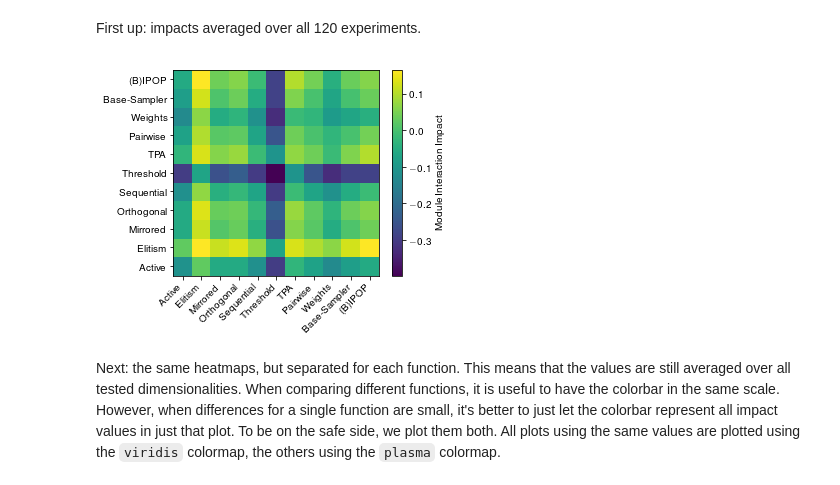
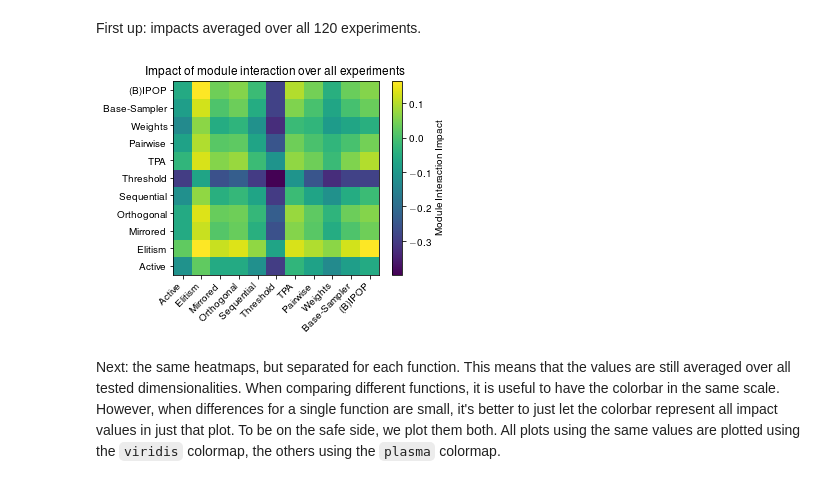
Before and after one commit to sjvrijn/cma-es-configuration-data-mining, a Jupyter notebook: module_analysis.ipynb, the cells around one changed output. Drawn from its saved outputs; the diff is of its cells as text; code cells hidden in the pictures.

```diff
--- a/module_analysis.ipynb
+++ b/module_analysis.ipynb
@@ -334,20 +341,21 @@ temp = cases[2][1][:,:11].copy()
 two_indices = temp == 2
 temp[two_indices] = 1
 
-fig = plt.figure(figsize=(12, 4))
-ax1 = fig.add_axes([0.025, 0.05, 0.45, 0.95])
+fig = plt.figure(figsize=(16, 6))
+ax1 = fig.add_axes([0.05, 0.1, 0.425, 0.8])
 ax1.set_title("Cumulative sum plot per index (unsorted)")
 ax1.set_ylabel("Cumulative sum")
 ax1.set_xlabel("Configuration")
 lines = ax1.plot(np.cumsum(temp, axis=0))
 ax1.legend(lines, ['Index {}'.format(i) for i in range(11)])
 
-ax2 = fig.add_axes([0.525, 0.05, 0.45, 0.95])
+ax2 = fig.add_axes([0.55, 0.1, 0.425, 0.8])
 ax2.set_xlabel("Configuration")
 ax2.set_title("Maximum/minimum possible values")
 lines = ax2.plot(min_columns[:,8:10], '-.')
 lines2 = ax2.plot(max_columns[:,8:10], '-.')
 lines.extend(lines2)
 ax2.legend(lines, ['Min score (2)', 'Min score (3)', 'Max score (2)', 'Max score (3)'])
+plt.savefig(plot_dir + "unsorted_and_minmax_cumsum.png")
 plt.show()
 # %% [output]
@@ -704,0 +714,29 @@ create_and_save_progression_clusters(exp_sim_clusters, exp_sim_corr, 'exp-sim')
+# %%
+fid = 1
+dim = 2
+module = 6
+
+plt.figure(figsize=(9, 6))
+plt.title("Algorithm quality vs. Rank for 2D F{}".format(fid))
+
+
+temp = cases[dim][fid][ cases[dim][fid][:,11].argsort() ]
+idx_on = temp[:,module] == 1
+idx_off = temp[:,module] == 0
+
+plt.plot(temp[idx_off][:,11], label='{} off'.format(modules[module]))
+plt.plot(temp[idx_on][:,11], label='{} on'.format(modules[module]))
+
+plt.plot([1]*temp.shape[0], 'k')
+plt.plot([np.mean(temp[idx_off][:,11])]*2304, color='#1f77b4', linestyle='-.', label='{} off (mean)'.format(modules[module]))
+plt.plot([np.mean(temp[idx_on][:,11])]*2304, color='#ff7f0e', linestyle='-.', label='{} on (mean)'.format(modules[module]))
+
+plt.legend(loc=0)
+plt.ylim([0,2])
+plt.xlim([0,2304])
+plt.xlabel('Rank')
+plt.ylabel('Quality')
+plt.tight_layout()
+
+# plt.savefig(plot_dir + "visual_impact_score.{}".format(plot_format))
+plt.show()
@@ -953,9 +1021,9 @@ def create_and_save_interaction_impact(impacts, vmin=None, vmax=None, save=True,
 # %% [markdown]
 First up: impacts averaged over all 120 experiments.
 # %%
-create_and_save_interaction_impact(np.mean(np.mean(interaction_impact, axis=0), axis=0), save=True, show=True)
+create_and_save_interaction_impact(np.mean(np.mean(interaction_impact, axis=0), axis=0), save=True, show=True, title="Impact of module interaction over all experiments")
 # %% [output]
-[figure, old version]
+[figure, new version]
 # %% [markdown]
 Next: the same heatmaps, but separated for each function. This means that the values are still averaged over all tested dimensionalities. When comparing different functions, it is useful to have the colorbar in the same scale. However, when differences for a single function are small, it's better to just let the colorbar represent all impact values in just that plot. To be on the safe side, we plot them both. All plots using the same values are plotted using the `viridis` colormap, the others using the `plasma` colormap.
 # %%
```
Also changed, not shown: parts of 20 cells of this notebook.
